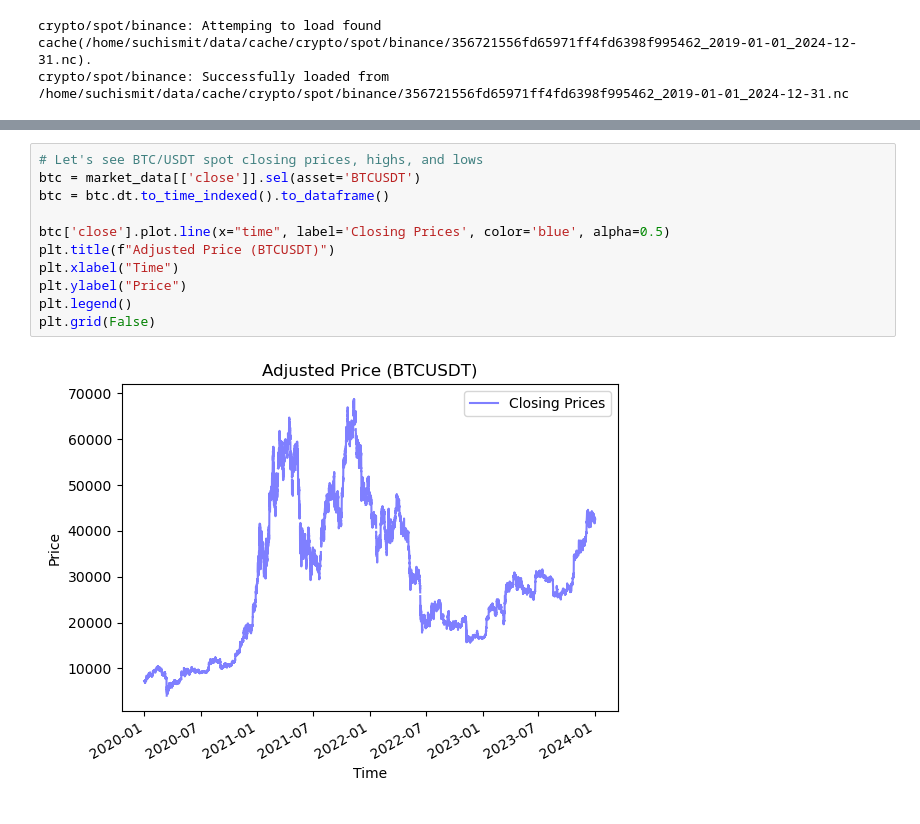
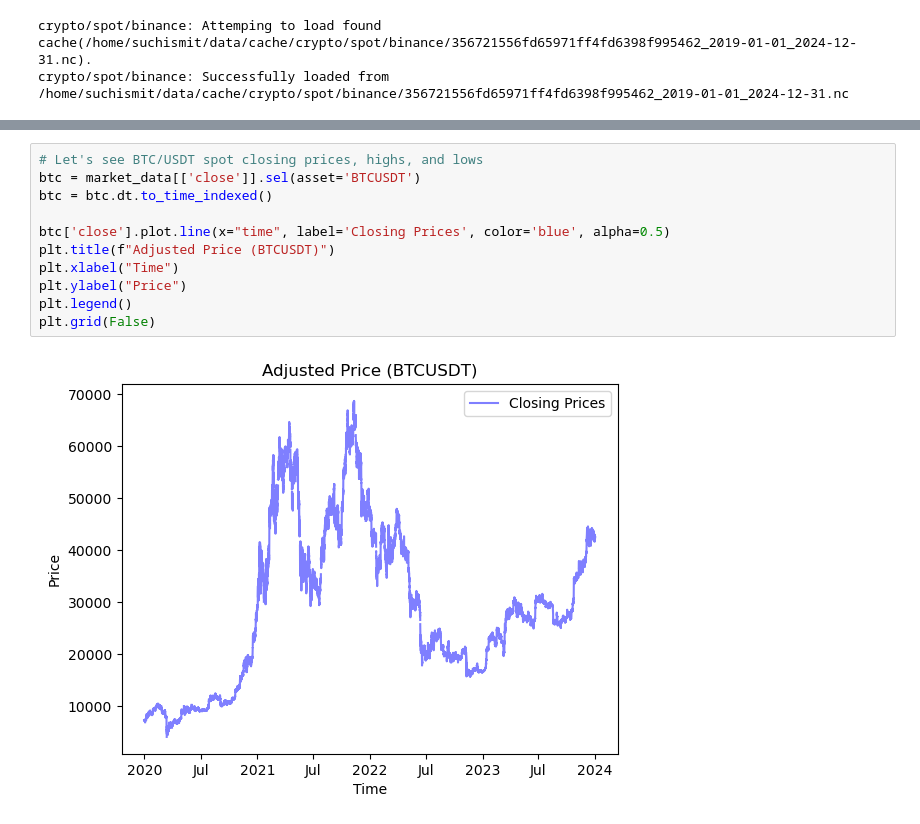
Before and after one commit to Suchismit4/hindsight, a Jupyter notebook: examples/backtest/debug.ipynb, the cells around one changed output, grey strips where cells are left out. Drawn from its saved outputs; the diff is of its cells as text.

```diff
--- a/examples/backtest/debug.ipynb
+++ b/examples/backtest/debug.ipynb
@@ -70,16 +70,16 @@ Data variables:
 # %%
 # Let's see BTC/USDT spot closing prices, highs, and lows
 btc = market_data[['close']].sel(asset='BTCUSDT')
-btc = btc.dt.to_time_indexed().to_dataframe()
+btc = btc.dt.to_time_indexed()
 
 btc['close'].plot.line(x="time", label='Closing Prices', color='blue', alpha=0.5)
 plt.title(f"Adjusted Price (BTCUSDT)")
 plt.xlabel("Time")
 plt.ylabel("Price")
 plt.legend()
 plt.grid(False)
 # %% [output]
-[figure, old version]
+[figure, new version]
 # %%
 # Compute some characteristics
 # MA for different periods
```
Also changed, not shown: parts of 2 cells of this notebook, 3 other files.
